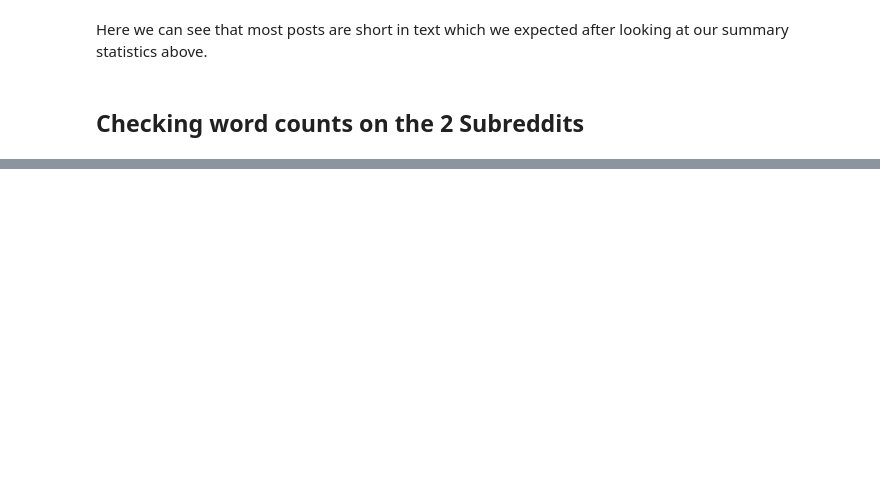
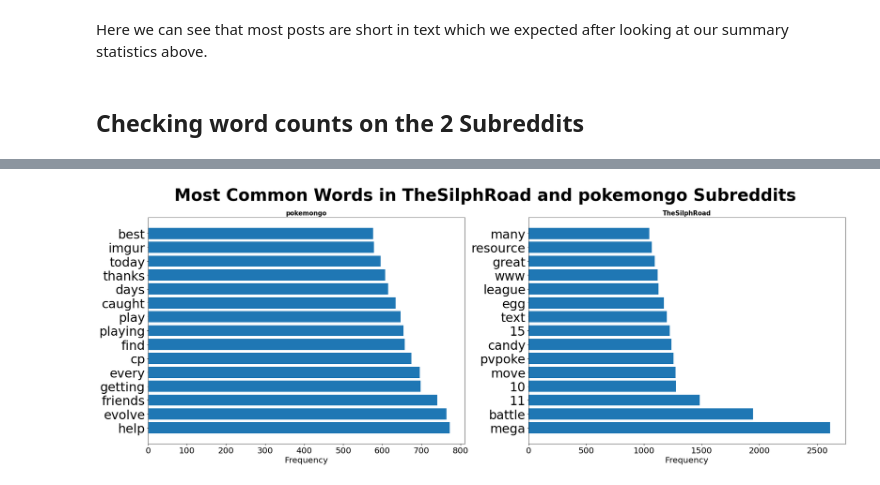
Before and after one commit to jesseptao/silph-v-pogo, a Jupyter notebook: code/02_Data_Cleaning_and_EDA.ipynb, the cells around one changed output, grey strips where cells are left out. Drawn from its saved outputs; the diff is of its cells as text; code cells hidden in the pictures; blank space fills up the shorter version.

```diff
--- a/code/02_Data_Cleaning_and_EDA.ipynb
+++ b/code/02_Data_Cleaning_and_EDA.ipynb
@@ -191,0 +232,12 @@ Here we see that the most common words are very similar between TheSilphRoad and
+# %%
+# initialize CountVectorizer
+
+cvec_pogo = CountVectorizer(stop_words = new_stopwords, strip_accents = 'unicode')
+cvec_silph = CountVectorizer(stop_words = new_stopwords, strip_accents = 'unicode')
+X_pogo = pogo_df['selftext']
+
+X_pogo = cvec_pogo.fit_transform(X_pogo)
+pogo_selftext = pd.DataFrame(X_pogo.todense(), columns = cvec_pogo.get_feature_names())
+
+# list the 15 most common words on pokemongo subreddit
+pogo_selftext.sum().sort_values(ascending = False).head(15)
@@ -191,0 +261,8 @@ Here we see that the most common words are very similar between TheSilphRoad and
+# %%
+X_silph = silph_df['selftext']
+
+X_silph = cvec_silph.fit_transform(X_silph)
+silph_selftext = pd.DataFrame(X_silph.todense(), columns = cvec_silph.get_feature_names())
+
+# list the 15 most common words on TheSilphRoad subreddit
+silph_selftext.sum().sort_values(ascending = False).head(15)
@@ -192,3 +286,18 @@ Here we see that the most common words are very similar between TheSilphRoad and
+# %%
+# plot the most common words on bar charts
+
+fig, ax = plt.subplots(1, 2, figsize = (30, 10))
+ax[0].barh(pogo_selftext.sum().sort_values(ascending = False).head(15).index, pogo_selftext.sum().sort_values(ascending = False).head(15))
+ax[0].set_title('pokemongo', fontsize = 15, fontweight = 'bold')
+ax[1].barh(silph_selftext.sum().sort_values(ascending = False).head(15).index, silph_selftext.sum().sort_values(ascending = False).head(15))
+ax[1].set_title('TheSilphRoad', fontsize = 15, fontweight = 'bold')
+for axes in ax:
+    axes.set_xlabel('Frequency', fontsize = 20)
+    axes.yaxis.set_tick_params(labelsize = 30)
+    axes.xaxis.set_tick_params(labelsize = 20)
+fig.suptitle('Most Common Words in TheSilphRoad and pokemongo Subreddits', fontsize = 40, fontweight = 'bold');
+# %% [output]
+[figure, added]
 # %%
 # merge silph and pokemongo subreddits
 
```
Also changed, not shown: parts of 16 cells of this notebook, 9 other files.
